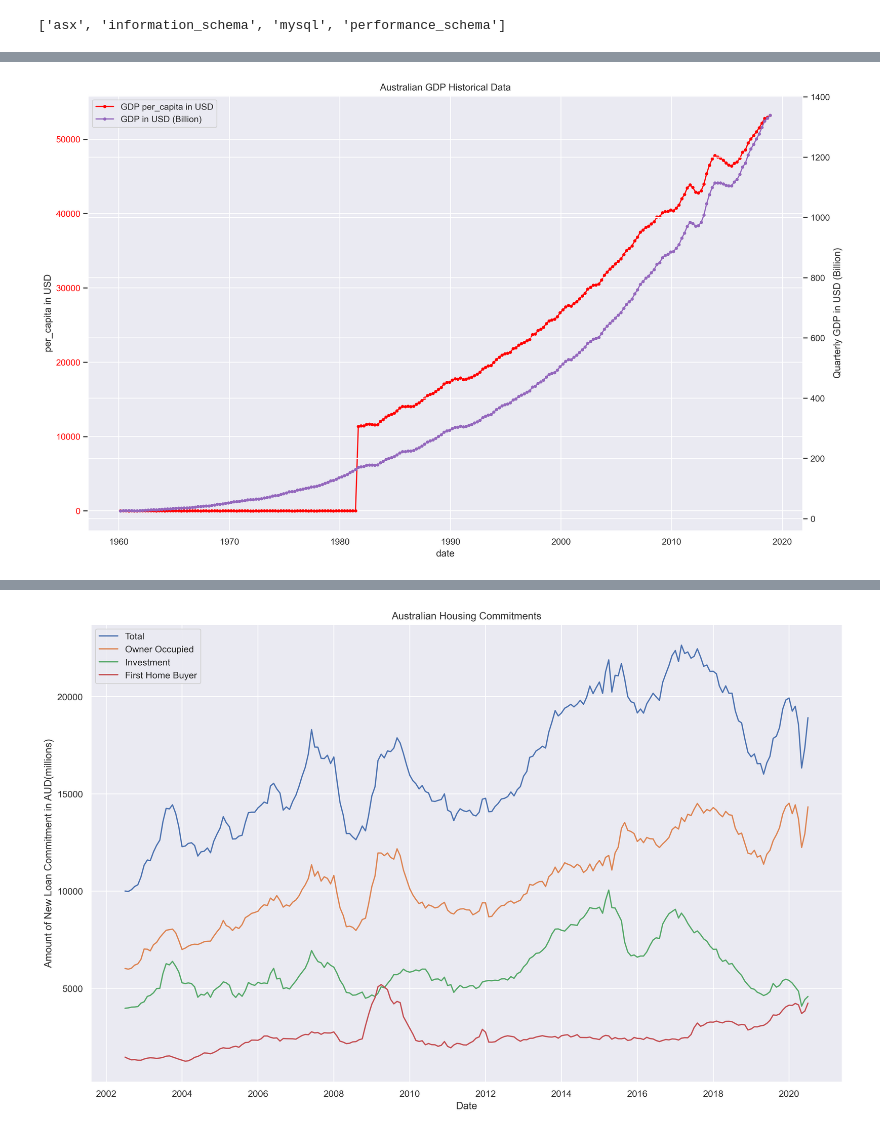
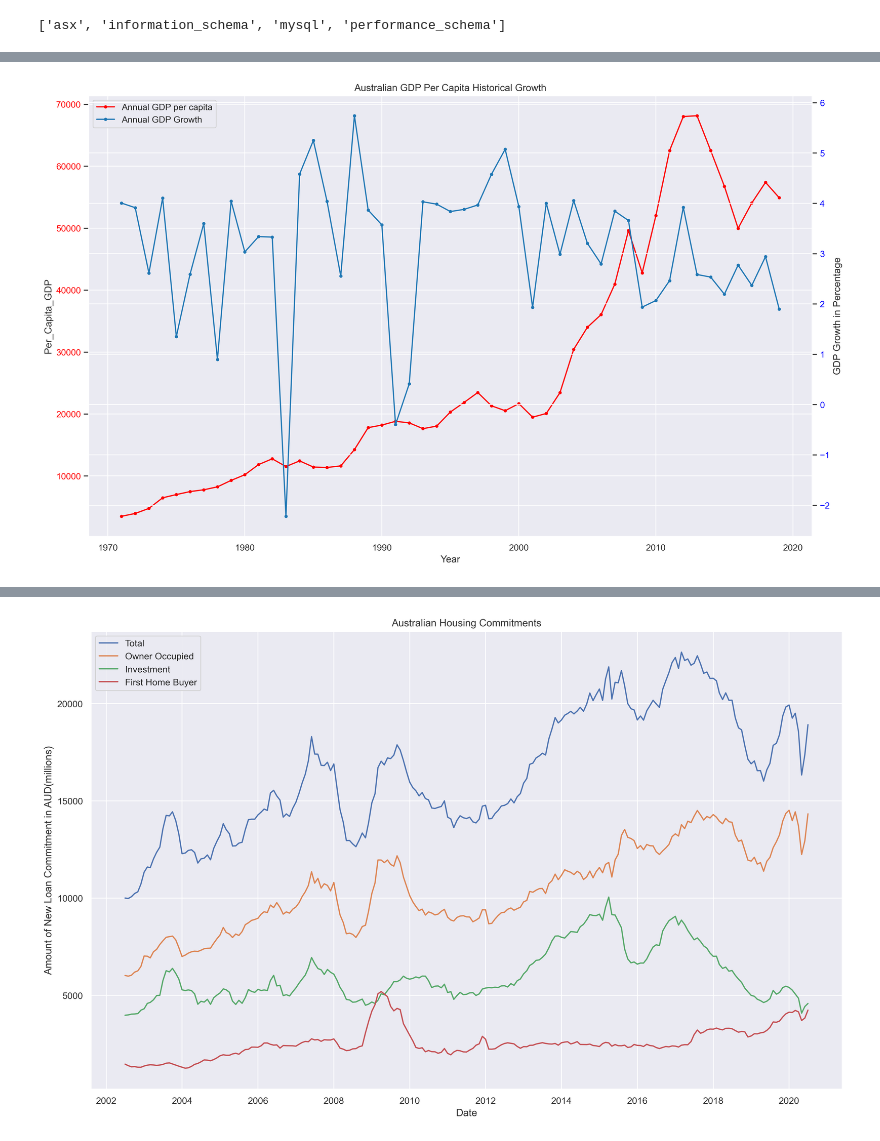
Before and after one commit to MDSI-AUG-2020-DSP/ASX, a Jupyter notebook: Housing_GDP.ipynb, the cells around one changed output, grey strips where cells are left out. Saved outputs shown, nothing was run; the diff lists cells and outputs as text; code cells hidden in the pictures.

```diff
--- a/Housing_GDP.ipynb
+++ b/Housing_GDP.ipynb
@@ -175,0 +130,7 @@ plt.show()
+# %%
+# Convert data type of 'date' column to date.
+gdp_per_cap['Year'] = pd.to_datetime(gdp_per_cap['Year'], format = '%Y-%m-%d')
+
+# Briefly check dataset
+gdp_per_cap.info()
+gdp_per_cap.describe()
@@ -175,0 +235,14 @@ plt.show()
+# %%
+#  Generate dataset from MySQL Server and rename as `gdp_growth`
+mydb = connect_mysql(host, id, pwd, db)
+gdp_growth = pd.read_sql_query("SELECT Year, GDP_growth_perc FROM GDP_history_year", con=mydb)
+gdp_growth.drop(gdp_growth.tail(1).index,inplace=True)
+# %%
+year3 = gdp_growth[['GDP_growth_perc']].shift(1)
+
+year4 = gdp_growth[['GDP_growth_perc']]
+
+gdp_growth[['yearly_difference']] = year4 - year3
+
+gdp_growth.head()
+gdp_growth.tail()
@@ -176,29 +283,30 @@ plt.show()
 # %%
-gdp_billion = gdp_usd['gdp_billion_usd'].tolist()
-per_capita = gdp_usd['per_capita_usd'].tolist()
-date = gdp_usd['date'].tolist()
+gdp = gdp_per_cap['GDP_per_cap'].tolist()
+gdp_gro_rate = gdp_growth['GDP_growth_perc'].tolist()
+year = gdp_growth['Year'].tolist()
 
 fig = plt.figure(figsize = (16,10), dpi = 300)
 
 axes1 = fig.add_subplot(111)
-axes1.set_xlabel('date')
-axes1.set_ylabel('per_capita in USD')
-lns1 = axes1.plot(date, per_capita, marker = ".", color = "red", label = "GDP per_capita in USD")
+axes1.set_xlabel('Year')
+axes1.set_ylabel('Per_Capita_GDP')
+lns1 = axes1.plot(year, gdp, marker = ".", color = "red", label = "Annual GDP per capita")
 axes1.tick_params(axis='y', labelcolor="red")
 axes1.legend(loc = "upper left")
 
 axes2 = axes1.twinx()
 
-color = 'tab:purple'
-axes2.set_ylabel('Quarterly GDP in USD (Billion)')
-lns2 = axes2.plot(date, gdp_billion, marker = ".", color = color, label = 'GDP in USD (Billion)')
+color = 'tab:blue'
+axes2.set_ylabel('GDP Growth in Percentage')
+lns2 = axes2.plot(year, gdp_gro_rate, marker = ".", color = color, label = 'Annual GDP Growth')
+axes2.tick_params(axis='y', labelcolor="blue")
 
-plt.title('Australian GDP Historical Data')
+plt.title('Australian GDP Per Capita Historical Growth')
 
 lns = lns1+lns2
 labs = [l.get_label() for l in lns]
 axes1.legend(lns, labs, loc="upper left")
 
 plt.show()
 # %% [output]
-[figure, old version]
+[figure, new version]
```
Also changed, not shown: parts of 34 cells of this notebook, 2 other files.
